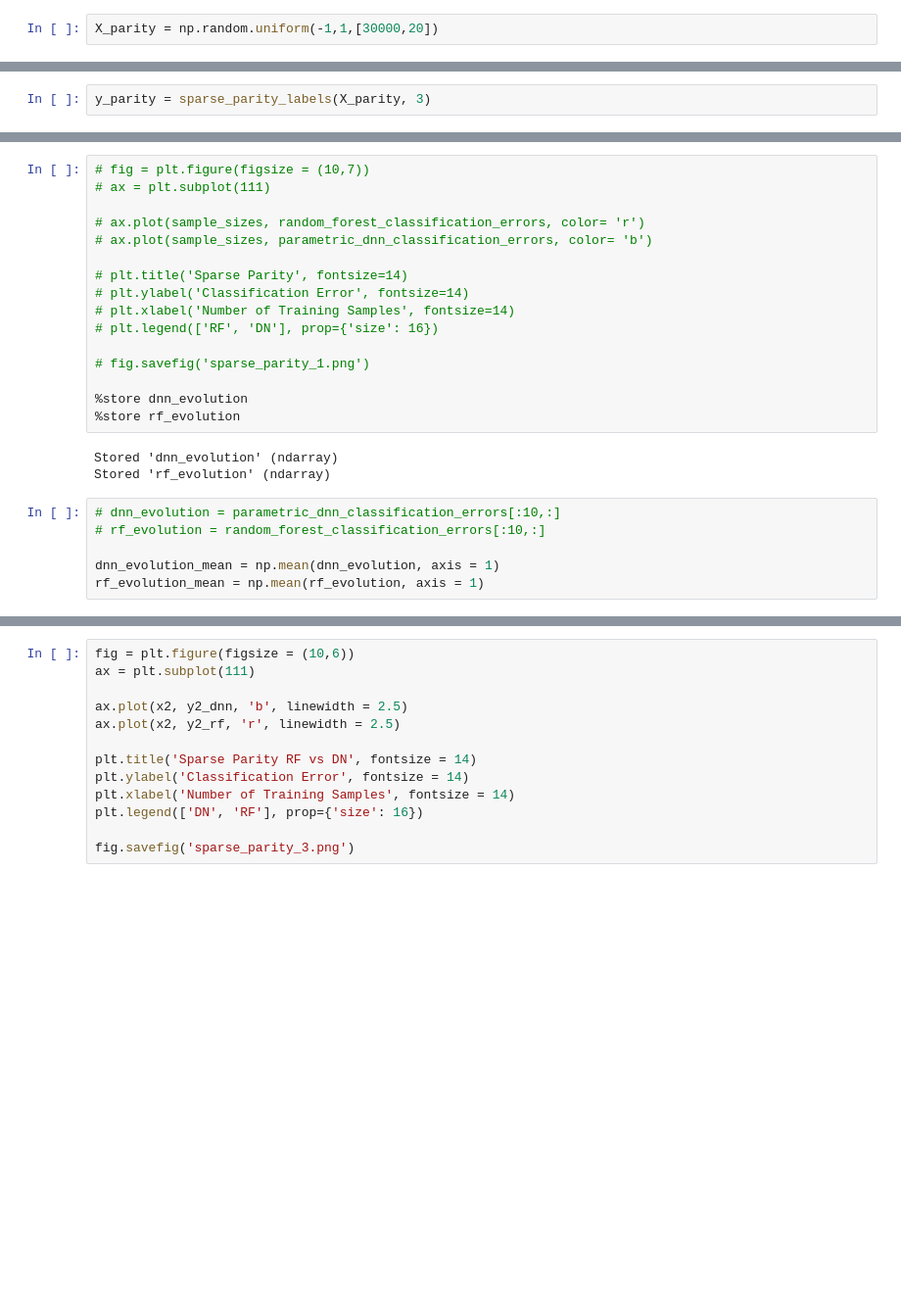
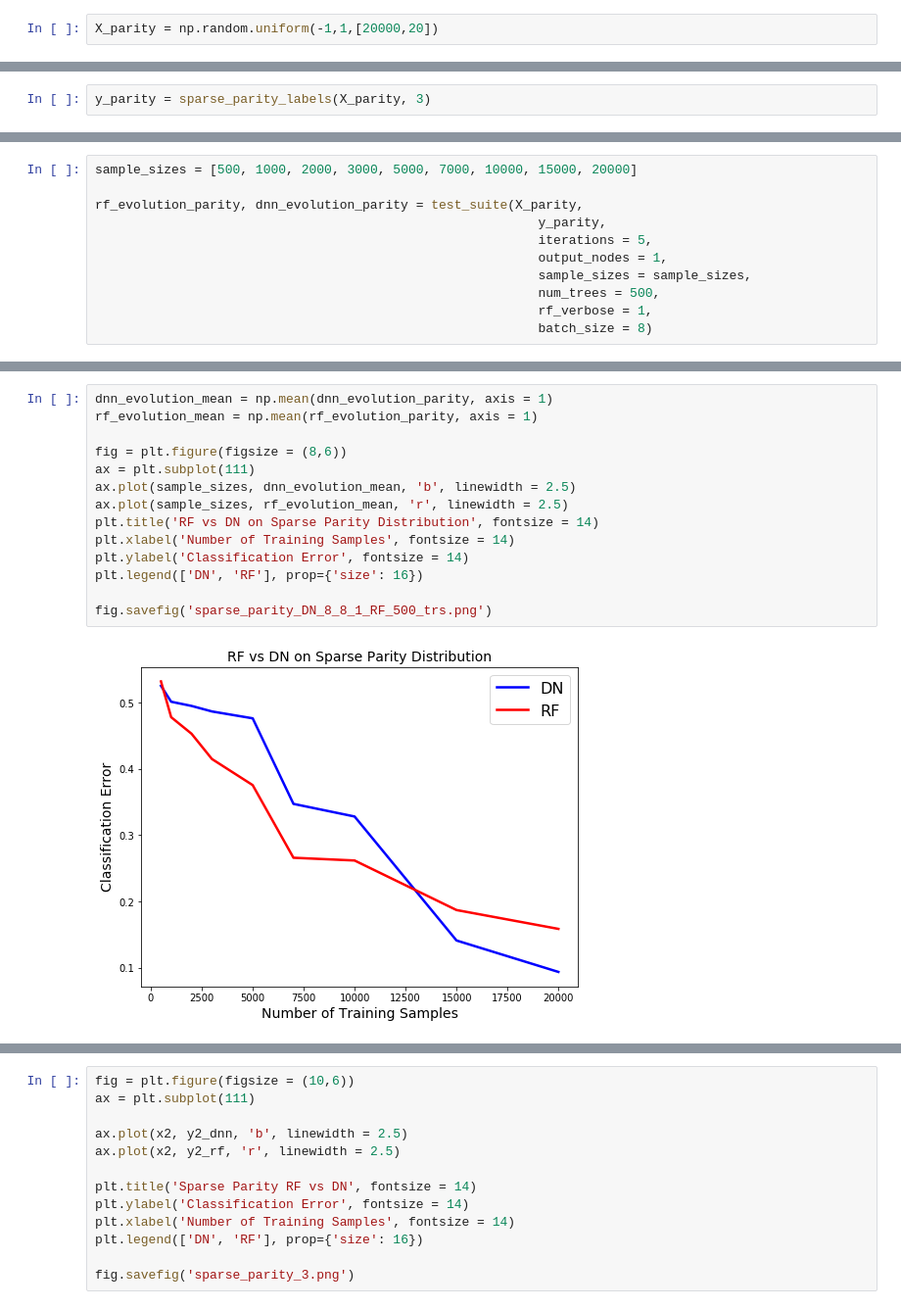
Before and after one commit to Michael-Ainsworth/random-forest, a Jupyter notebook: test_distributions.ipynb, the cells around one changed output, grey strips where cells are left out. Shown: that part at 98% size. Cells and saved outputs as stored; diff of their text form; blank space fills up the shorter version.

```diff
--- a/test_distributions.ipynb
+++ b/test_distributions.ipynb
@@ -88,5 +298,5 @@ plt.legend(['RF', 'DN'], prop={'size': 16})
 # %%
-X_parity = np.random.uniform(-1,1,[30000,20])
+X_parity = np.random.uniform(-1,1,[20000,20])
 # %%
 def sparse_parity_labels(X, p_star):
     q = np.zeros(X.shape[0])
@@ -153,0 +311,11 @@ for iteration in range(iterations):
+# %%
+sample_sizes = [500, 1000, 2000, 3000, 5000, 7000, 10000, 15000, 20000]
+
+rf_evolution_parity, dnn_evolution_parity = test_suite(X_parity,
+                                                          y_parity,
+                                                          iterations = 5,
+                                                          output_nodes = 1,
+                                                          sample_sizes = sample_sizes,
+                                                          num_trees = 500,
+                                                          rf_verbose = 1,
+                                                          batch_size = 8)
@@ -154,25 +441,16 @@ for iteration in range(iterations):
 # %%
-# fig = plt.figure(figsize = (10,7))
-# ax = plt.subplot(111)
+dnn_evolution_mean = np.mean(dnn_evolution_parity, axis = 1)
+rf_evolution_mean = np.mean(rf_evolution_parity, axis = 1)
 
-# ax.plot(sample_sizes, random_forest_classification_errors, color= 'r')
-# ax.plot(sample_sizes, parametric_dnn_classification_errors, color= 'b')
+fig = plt.figure(figsize = (8,6))
+ax = plt.subplot(111)
+ax.plot(sample_sizes, dnn_evolution_mean, 'b', linewidth = 2.5)
+ax.plot(sample_sizes, rf_evolution_mean, 'r', linewidth = 2.5)
+plt.title('RF vs DN on Sparse Parity Distribution', fontsize = 14)
+plt.xlabel('Number of Training Samples', fontsize = 14)
+plt.ylabel('Classification Error', fontsize = 14)
+plt.legend(['DN', 'RF'], prop={'size': 16})
 
-# plt.title('Sparse Parity', fontsize=14)
-# plt.ylabel('Classification Error', fontsize=14)
-# plt.xlabel('Number of Training Samples', fontsize=14)
-# plt.legend(['RF', 'DN'], prop={'size': 16})
-
-# fig.savefig('sparse_parity_1.png')
-
-%store dnn_evolution
-%store rf_evolution
+fig.savefig('sparse_parity_DN_8_8_1_RF_500_trs.png')
 # %% [output]
-Stored 'dnn_evolution' (ndarray)
-Stored 'rf_evolution' (ndarray)
+[figure, added]
-# %%
-# dnn_evolution = parametric_dnn_classification_errors[:10,:]
-# rf_evolution = random_forest_classification_errors[:10,:]
-
-dnn_evolution_mean = np.mean(dnn_evolution, axis = 1)
-rf_evolution_mean = np.mean(rf_evolution, axis = 1)
```
Also changed, not shown: parts of 38 cells of this notebook, 2 other files.
